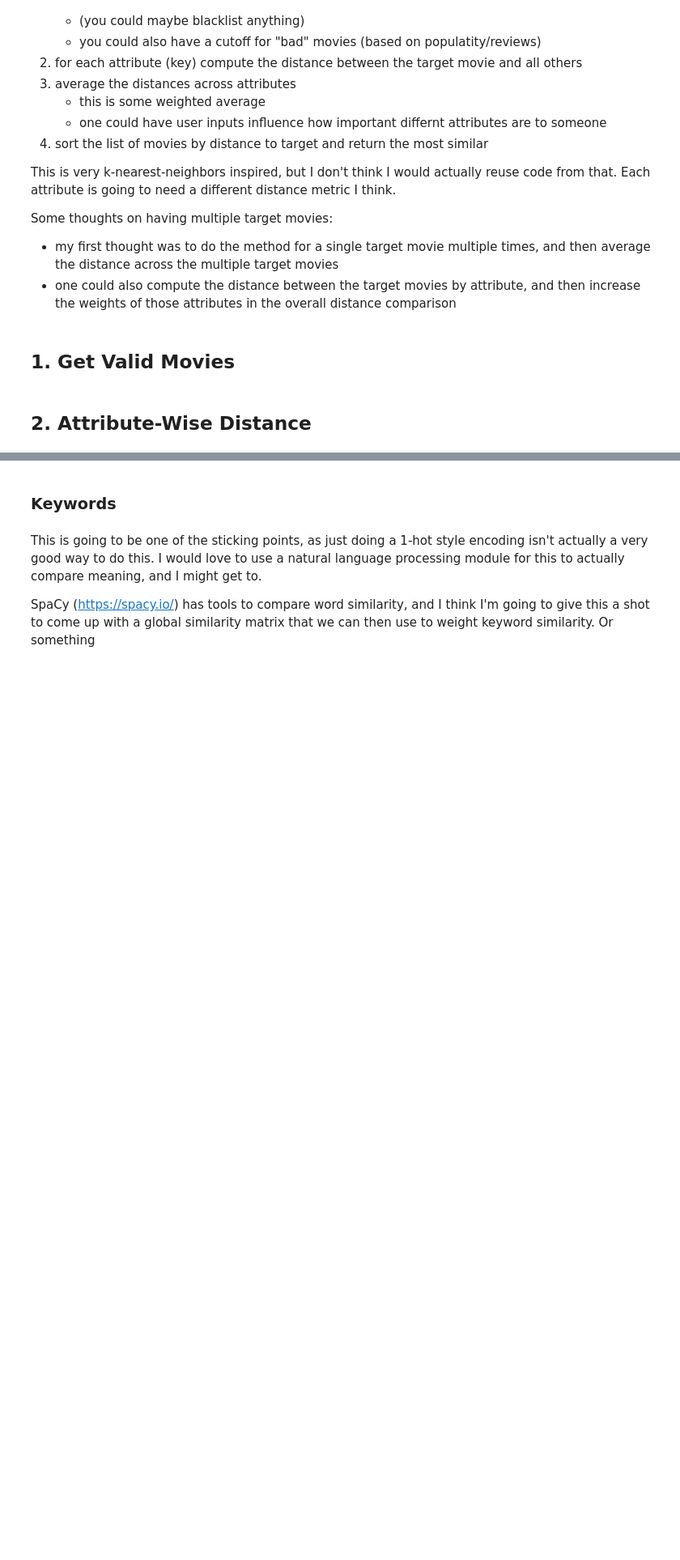
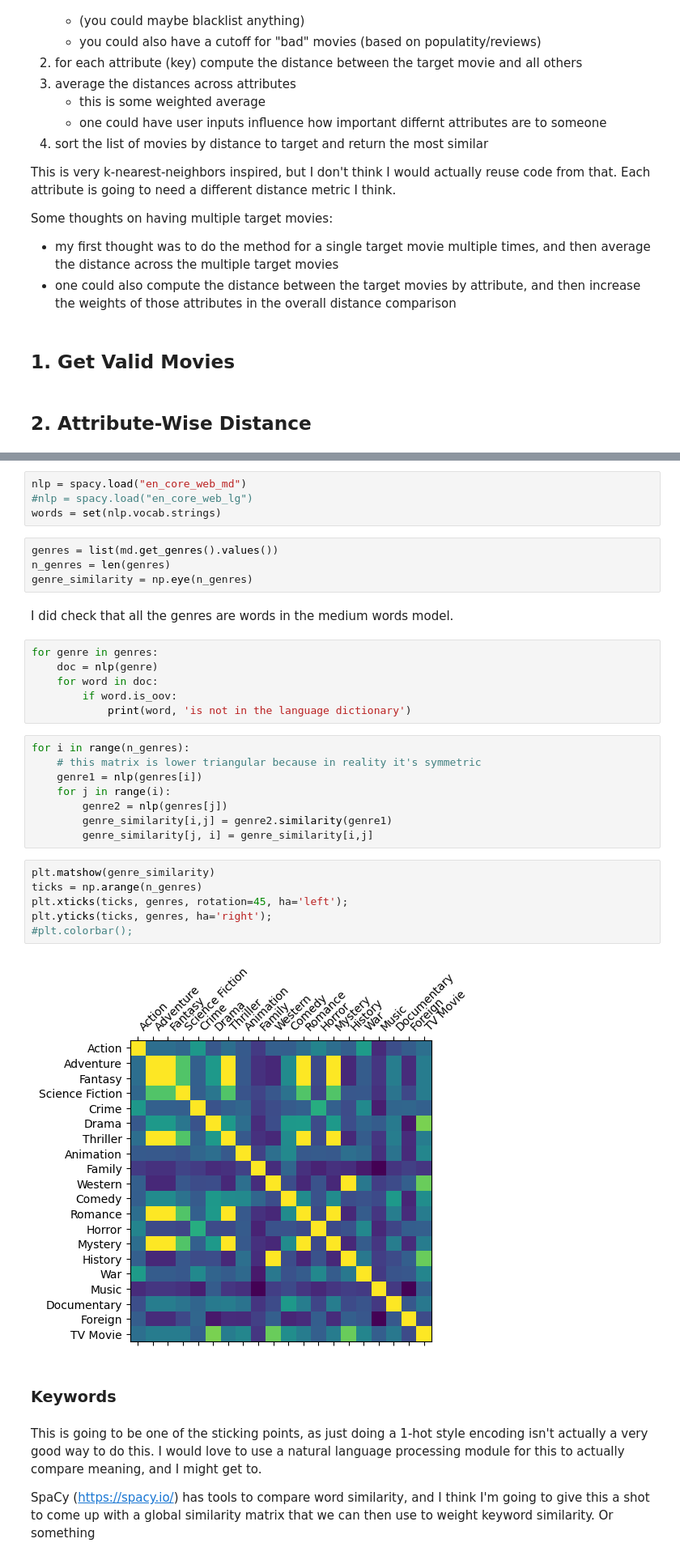
Before and after one commit to MasoMath/movie-recomendation, a Jupyter notebook: ml_dev.ipynb, the cells around one changed output, grey strips where cells are left out. Shown at 81% size. Saved outputs shown, nothing was run; the diff lists cells and outputs as text; blank space fills up the shorter version.

Commit message:
skylar implemented the word parsing model

```diff
--- a/ml_dev.ipynb
+++ b/ml_dev.ipynb
@@ -62,3 +97,35 @@ Some thoughts on having multiple target movies:
+# %%
+nlp = spacy.load("en_core_web_md")
+#nlp = spacy.load("en_core_web_lg")
+words = set(nlp.vocab.strings)
+# %%
+genres = list(md.get_genres().values())
+n_genres = len(genres)
+genre_similarity = np.eye(n_genres)
+# %% [markdown]
+I did check that all the genres are words in the medium words model.
+# %%
+for genre in genres:
+    doc = nlp(genre)
+    for word in doc:
+        if word.is_oov:
+            print(word, 'is not in the language dictionary')
+# %%
+for i in range(n_genres):
+    # this matrix is lower triangular because in reality it's symmetric
+    genre1 = nlp(genres[i])
+    for j in range(i):
+        genre2 = nlp(genres[j])
+        genre_similarity[i,j] = genre2.similarity(genre1)
+        genre_similarity[j, i] = genre_similarity[i,j]
+# %%
+plt.matshow(genre_similarity)
+ticks = np.arange(n_genres)
+plt.xticks(ticks, genres, rotation=45, ha='left');
+plt.yticks(ticks, genres, ha='right');
+#plt.colorbar();
+# %% [output]
+[figure, added]
 # %% [markdown]
 ### Keywords
 # %% [markdown]
```
Also changed, not shown: parts of 7 cells of this notebook.
